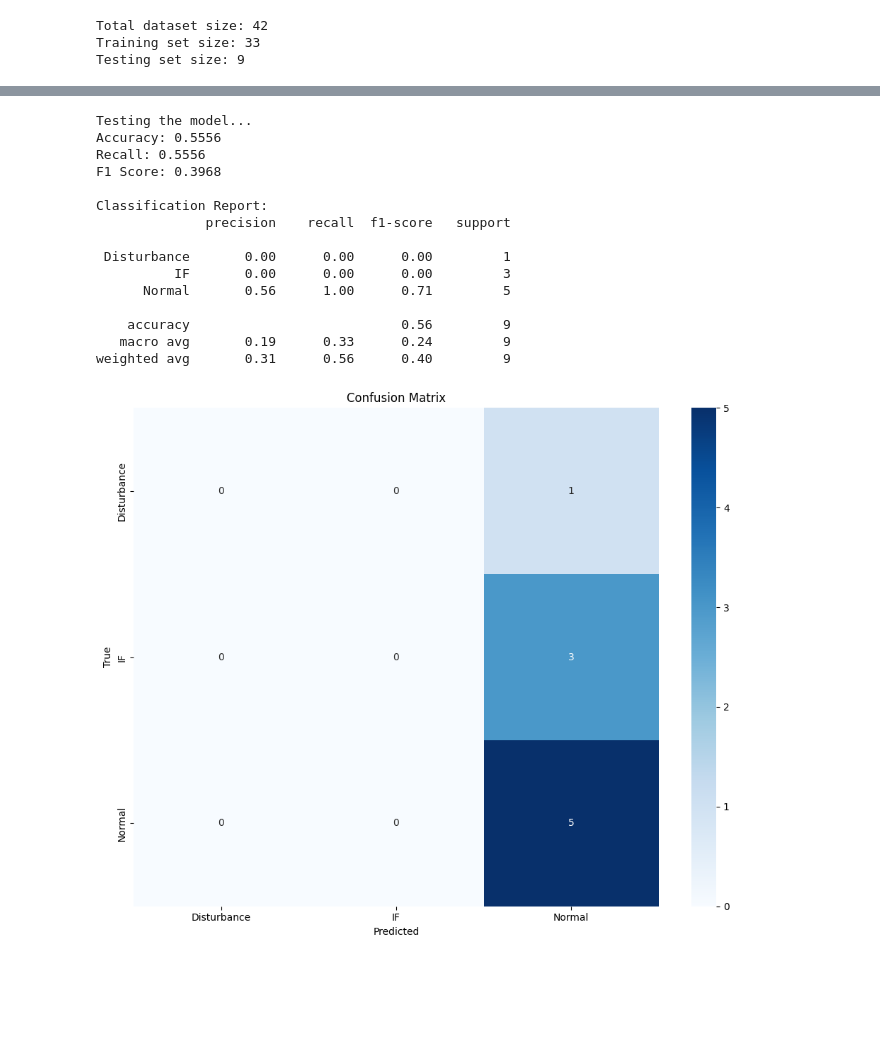
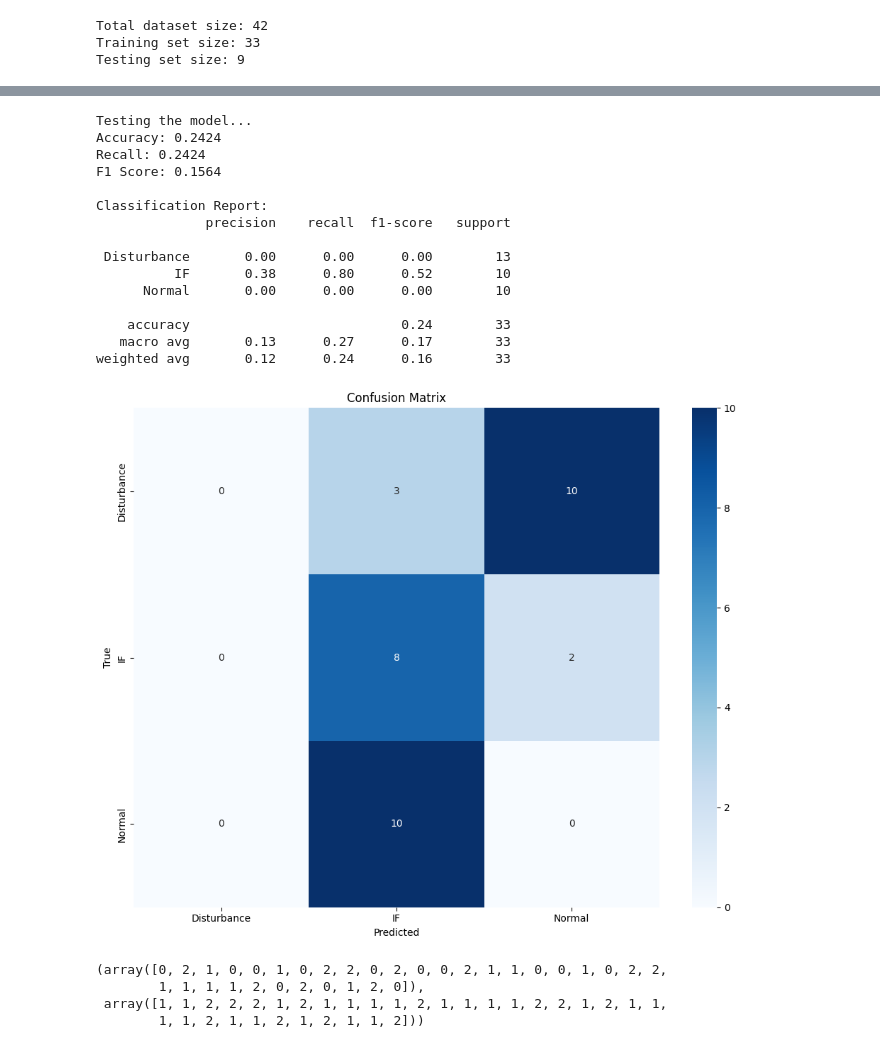
Before and after one commit to Shaun-Z/Power-XAI-benckmarks, a Jupyter notebook: dataset_test.ipynb, the cells around one changed output, grey strips where cells are left out. Cells and saved outputs as stored; diff of their text form; code cells hidden in the pictures; blank space fills up the shorter version.

```diff
--- a/dataset_test.ipynb
+++ b/dataset_test.ipynb
@@ -179,62 +183,67 @@ all_labels = []
 print("Testing the model...")
 
 with torch.no_grad():
-    for images, labels in test_dataloader:
+    for images, labels in train_dataloader:  # Using test_dataloader instead of train_dataloader
         images = images.to(device)
+        labels = labels.to(device)
 
         # Extract features using the online encoder
-        features = model.online_encoder.net(images)
+        # BYOL model returns both projection and representation, but we need representation
+        projection, representation = model(images)
 
-        # Since we're using BYOL (a self-supervised model), we need to make predictions
-        # This is a simplified approach - in practice, you might want to train a classifier on top of the features
-        # For demonstration, we'll use the output dimensionality to make predictions
-        preds = torch.argmax(features, dim=1)
+        # Use the last layer output as logits for classification
+        preds = torch.argmax(projection, dim=1)
 
         all_preds.extend(preds.cpu().numpy())
-        all_labels.extend(labels.numpy())
+        all_labels.extend(labels.cpu().numpy())
 
 # Convert to numpy arrays
 all_preds = np.array(all_preds)
 all_labels = np.array(all_labels)
 
 # Calculate metrics
-
 accuracy = accuracy_score(all_labels, all_preds)
 recall = recall_score(all_labels, all_preds, average='weighted')
 f1 = f1_score(all_labels, all_preds, average='weighted')
 
 print(f"Accuracy: {accuracy:.4f}")
 print(f"Recall: {recall:.4f}")
 print(f"F1 Score: {f1:.4f}")
 print("\nClassification Report:")
 print(classification_report(all_labels, all_preds, target_names=dataset.classes))
 
 # Plot confusion matrix
-
 cm = confusion_matrix(all_labels, all_preds)
 plt.figure(figsize=(10, 8))
 sns.heatmap(cm, annot=True, fmt='d', cmap='Blues',
             xticklabels=dataset.classes,
             yticklabels=dataset.classes)
 plt.xlabel('Predicted')
 plt.ylabel('True')
 plt.title('Confusion Matrix')
 plt.tight_layout()
 plt.show()
 # %% [output]
 Testing the model...
-Accuracy: 0.5556
-Recall: 0.5556
-F1 Score: 0.3968
+Accuracy: 0.2424
+Recall: 0.2424
+F1 Score: 0.1564
 
 Classification Report:
               precision    recall  f1-score   support
 
- Disturbance       0.00      0.00      0.00         1
-          IF       0.00      0.00      0.00         3
-      Normal       0.56      1.00      0.71         5
+ Disturbance       0.00      0.00      0.00        13
+          IF       0.38      0.80      0.52        10
+      Normal       0.00      0.00      0.00        10
 
-    accuracy                           0.56         9
-   macro avg       0.19      0.33      0.24         9
-weighted avg       0.31      0.56      0.40         9
+    accuracy                           0.24        33
+   macro avg       0.13      0.27      0.17        33
+weighted avg       0.12      0.24      0.16        33
-[figure, old version]
+[figure, new version]
+# %%
+all_labels, all_preds
+# %% [output]
+(array([0, 2, 1, 0, 0, 1, 0, 2, 2, 0, 2, 0, 0, 2, 1, 1, 0, 0, 1, 0, 2, 2,
+        1, 1, 1, 1, 2, 0, 2, 0, 1, 2, 0]),
+ array([1, 1, 2, 2, 2, 1, 2, 1, 1, 1, 1, 2, 1, 1, 1, 1, 2, 2, 1, 2, 1, 1,
+        1, 1, 2, 1, 1, 2, 1, 2, 1, 1, 2]))
```
Also changed, not shown: parts of 4 cells of this notebook, 7 other files.
